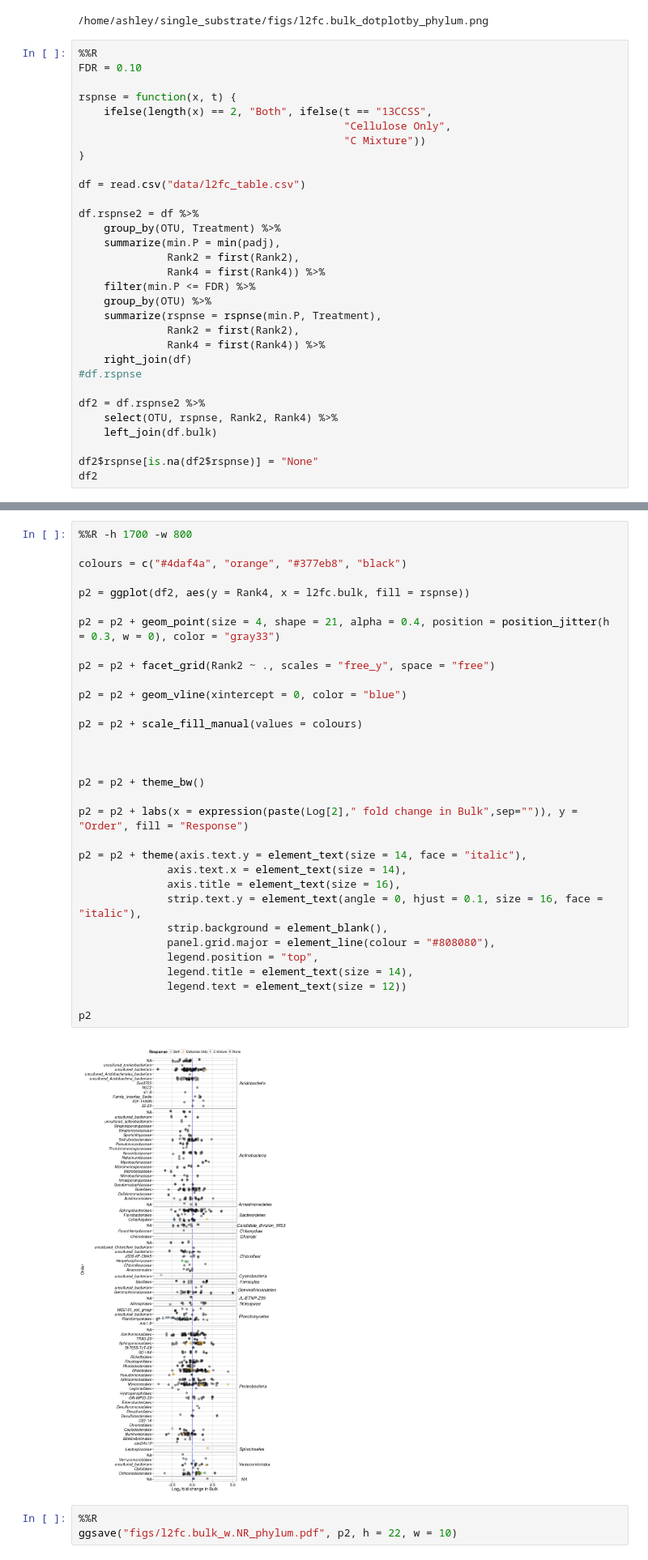
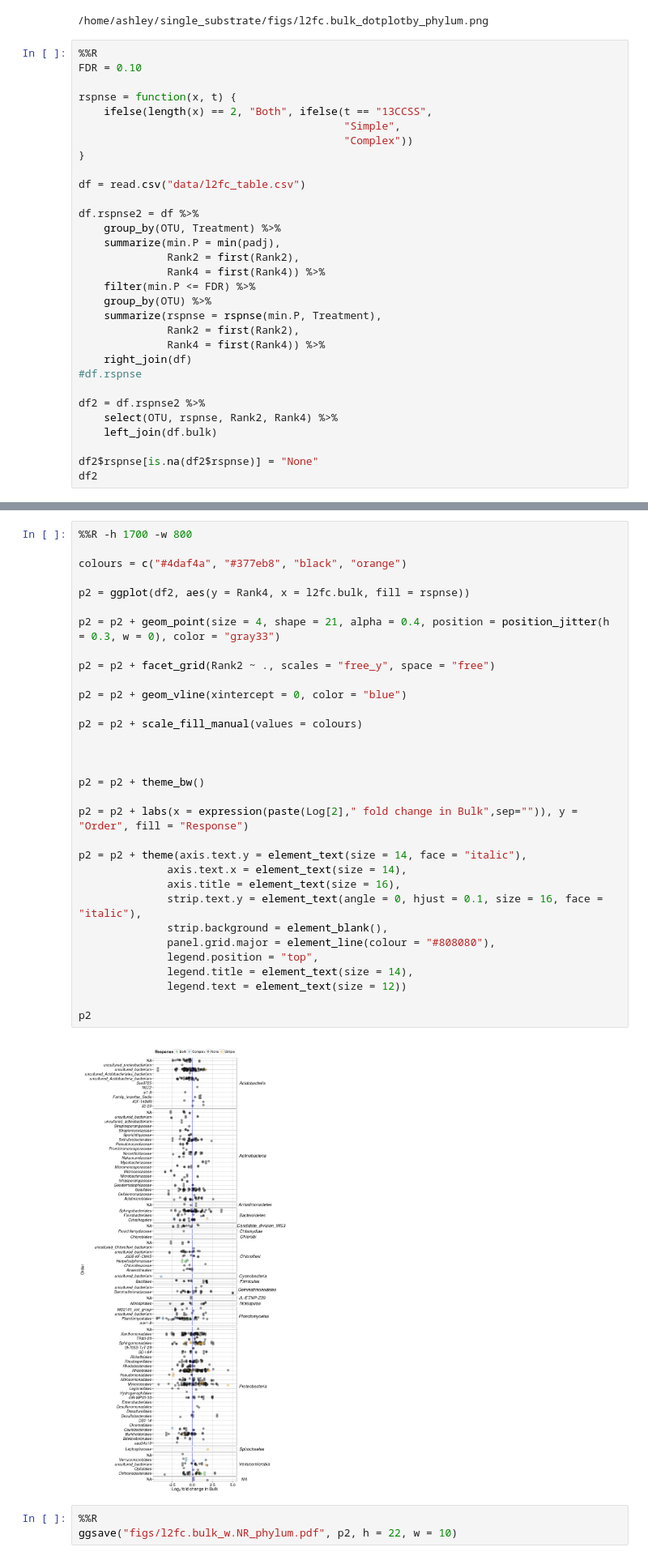
Before and after one commit to acampbellina/single_substrate, a Jupyter notebook: Bulk_l2fc.ipynb, the cells around one changed output, grey strips where cells are left out. Shown at 81% size. Drawn from its saved outputs; the diff is of its cells as text.

```diff
--- a/Bulk_l2fc.ipynb
+++ b/Bulk_l2fc.ipynb
@@ -158,8 +186,8 @@ FDR = 0.10
 
 rspnse = function(x, t) {
     ifelse(length(x) == 2, "Both", ifelse(t == "13CCSS",
-                                          "Cellulose Only",
-                                          "C Mixture"))
+                                          "Simple",
+                                          "Complex"))
 }
 
 df = read.csv("data/l2fc_table.csv")
@@ -203,37 +231,37 @@ Source: local data frame [1,198 x 5]
 # %%
 %%R -h 1700 -w 800
 
-colours = c("#4daf4a", "orange", "#377eb8", "black")
+colours = c("#4daf4a", "#377eb8", "black", "orange")
 
 p2 = ggplot(df2, aes(y = Rank4, x = l2fc.bulk, fill = rspnse))
 
 p2 = p2 + geom_point(size = 4, shape = 21, alpha = 0.4, position = position_jitter(h = 0.3, w = 0), color = "gray33")
 
 p2 = p2 + facet_grid(Rank2 ~ ., scales = "free_y", space = "free")
 
 p2 = p2 + geom_vline(xintercept = 0, color = "blue")
 
 p2 = p2 + scale_fill_manual(values = colours)
 
 
 
 p2 = p2 + theme_bw()
 
 p2 = p2 + labs(x = expression(paste(Log[2]," fold change in Bulk",sep="")), y = "Order", fill = "Response")
 
 p2 = p2 + theme(axis.text.y = element_text(size = 14, face = "italic"),
               axis.text.x = element_text(size = 14),
               axis.title = element_text(size = 16),
               strip.text.y = element_text(angle = 0, hjust = 0.1, size = 16, face = "italic"),
               strip.background = element_blank(),
               panel.grid.major = element_line(colour = "#808080"),
               legend.position = "top",
               legend.title = element_text(size = 14),
               legend.text = element_text(size = 12))
 
 p2
 # %% [output]
-[figure, old version]
+[figure, new version]
 # %%
 %%R
 ggsave("figs/l2fc.bulk_w.NR_phylum.pdf", p2, h = 22, w = 10)
```
Also changed, not shown: parts of 7 cells of this notebook, 4 other files.
